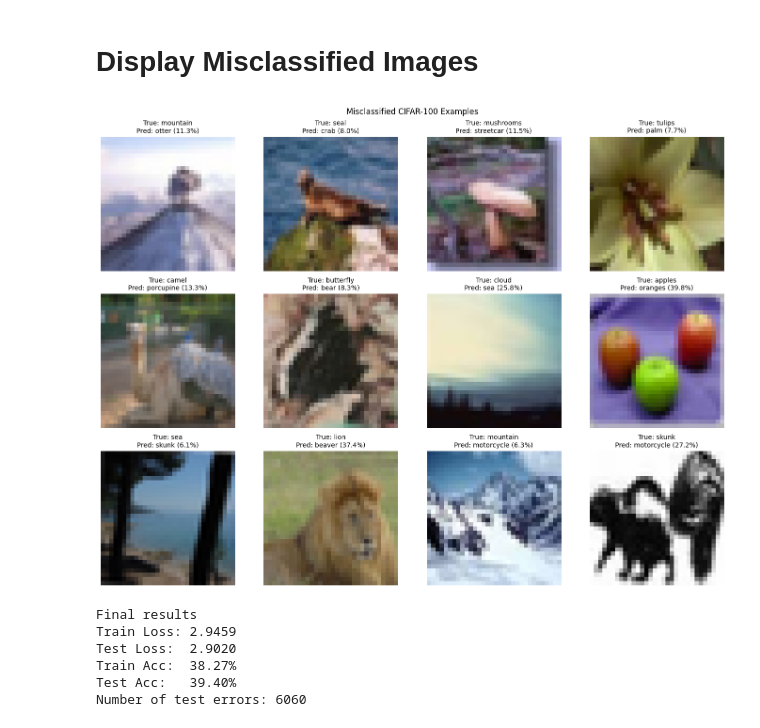
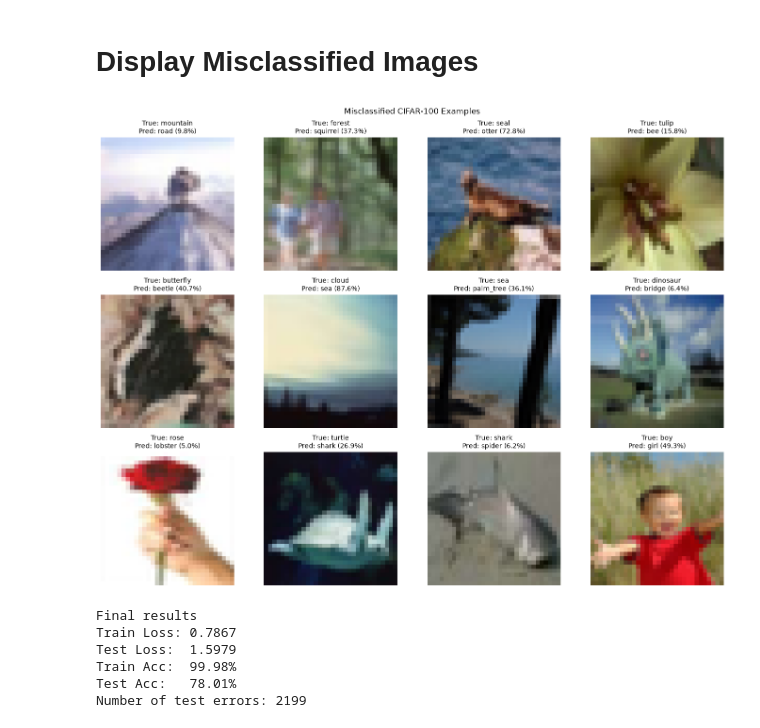
Before and after one commit to TraanDdat/DeepLearningAndComputerVision, a Jupyter notebook: src/A1/A1_CIFAR100_CNN_ResNet_Pretrained_FreezePartialBackbone.ipynb, the cells around one changed output. Cells and saved outputs as stored; diff of their text form; code cells hidden in the pictures.

```diff
--- a/src/A1/A1_CIFAR100_CNN_ResNet_Pretrained_FreezePartialBackbone.ipynb
+++ b/src/A1/A1_CIFAR100_CNN_ResNet_Pretrained_FreezePartialBackbone.ipynb
@@ -52,8 +51,8 @@ if torch.cuda.is_available():
 
 device = torch.device("cuda" if torch.cuda.is_available() else "cpu")
 
-LEARNING_RATE = 3e-4
-EPOCHS = 20
+LEARNING_RATE = 1e-3
+EPOCHS = 100
 WEIGHT_DECAY = 5e-4
 freeze_mode = "freeze_partial"
 
@@ -531,31 +398,0 @@ def set_model_train_mode(model, freeze_mode):
-# %%
-model = create_pretrained_resnet(
-    num_classes=number_classes,
-    freeze_mode=freeze_mode
-)
-
-model = model.to(device)
-
-LEARNING_RATE = 1e-4
-
-criterion = nn.CrossEntropyLoss(
-    label_smoothing=0.1
-)
-
-optimizer = torch.optim.AdamW(
-    filter(
-        lambda p: p.requires_grad,
-        model.parameters()
-    ),
-    lr=LEARNING_RATE,
-    betas=(0.9, 0.999),
-    weight_decay=1e-3
-)
-
-scheduler = torch.optim.lr_scheduler.ReduceLROnPlateau(
-    optimizer,
-    mode="min",
-    factor=0.5,
-    patience=5,
-    min_lr=1e-6
-)
@@ -860,5 +675,5 @@ GroundTruth:  mountain flatfish seal  mushrooms sea   tulips camel butterfly clo
 # %%
-net = ResNet(BasicBlock, num_classes=number_classes)
+net = build_resnet18_cifar100(pretrained=False, num_classes=number_classes)
 net.load_state_dict(torch.load(PATH, weights_only=True, map_location=device))
 net = net.to(device)
 net.eval()
@@ -953,7 +767,7 @@ Accuracy for class: worm  is 60.0 %
 # %% [markdown]
 # Confusion Matrix
 # %%
-net = ResNet(BasicBlock, num_classes=number_classes)
+net = build_resnet18_cifar100(pretrained=False, num_classes=number_classes)
 net.load_state_dict(torch.load(PATH, weights_only=True, map_location=device))
 model = net.to(device)
 
@@ -1151,41 +965,38 @@ else:
 
     for i in range(len(axes)):
         axes[i].axis("off")
 
     for i in range(n):
-        # Undo Normalize(mean=0.5, std=0.5)
-        image = wrong_images[i] * 0.5 + 0.5
-        image = image.permute(1, 2, 0).numpy()
-        image = np.clip(image, 0, 1)
+        image = denormalize(wrong_images[i]).permute(1, 2, 0).numpy()
 
         true_name = classes[wrong_labels[i]]
         pred_name = classes[wrong_predictions[i]]
         confidence = wrong_confidences[i] * 100
 
         axes[i].imshow(image)
         axes[i].set_title(
             f"True: {true_name}\n"
             f"Pred: {pred_name} ({confidence:.1f}%)",
             fontsize=10
         )
 
     fig.suptitle("Misclassified CIFAR-100 Examples")
     plt.tight_layout()
     plt.show()
 
 print("\nFinal results")
 # history is empty if the model was loaded from disk without training in this session
 if history["epoch"]:
     print(f"Train Loss: {history['train_loss'][-1]:.4f}")
     print(f"Test Loss:  {history['test_loss'][-1]:.4f}")
     print(f"Train Acc:  {history['train_accuracy'][-1]:.2f}%")
     print(f"Test Acc:   {history['test_accuracy'][-1]:.2f}%")
 print(f"Number of test errors: {int(cm.sum() - np.trace(cm))}")
 # %% [output]
-[figure, old version]
+[figure, new version]
 Final results
-Train Loss: 2.9459
-Test Loss:  2.9020
-Train Acc:  38.27%
-Test Acc:   39.40%
-Number of test errors: 6060
+Train Loss: 0.7867
+Test Loss:  1.5979
+Train Acc:  99.98%
+Test Acc:   78.01%
+Number of test errors: 2199
```
Also changed, not shown: parts of 21 cells of this notebook, 3 other files.
